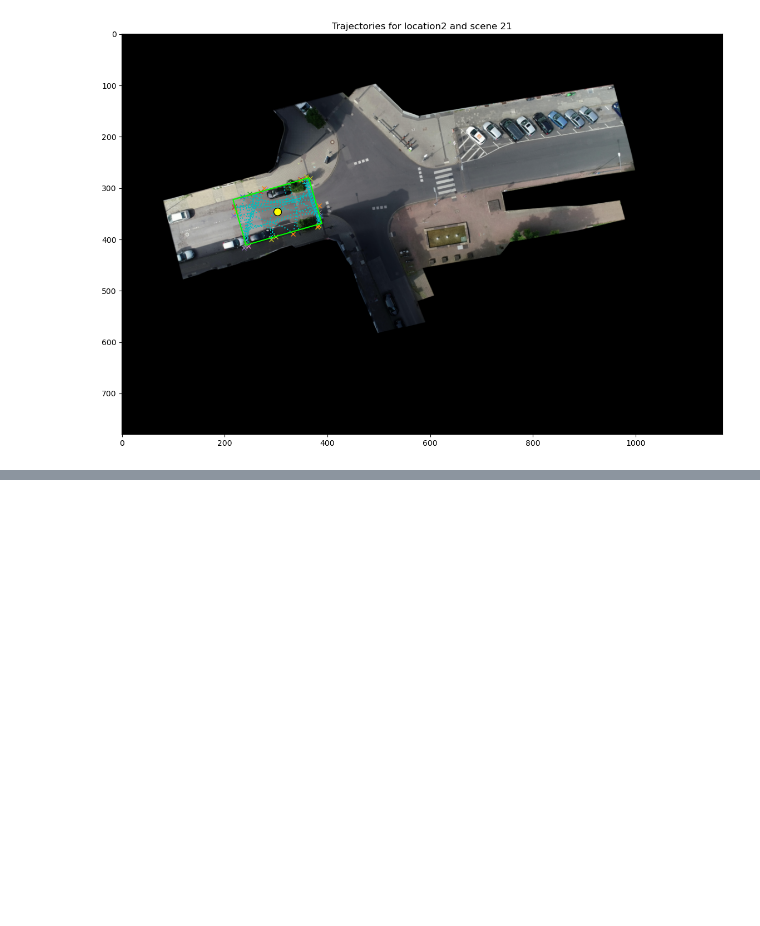
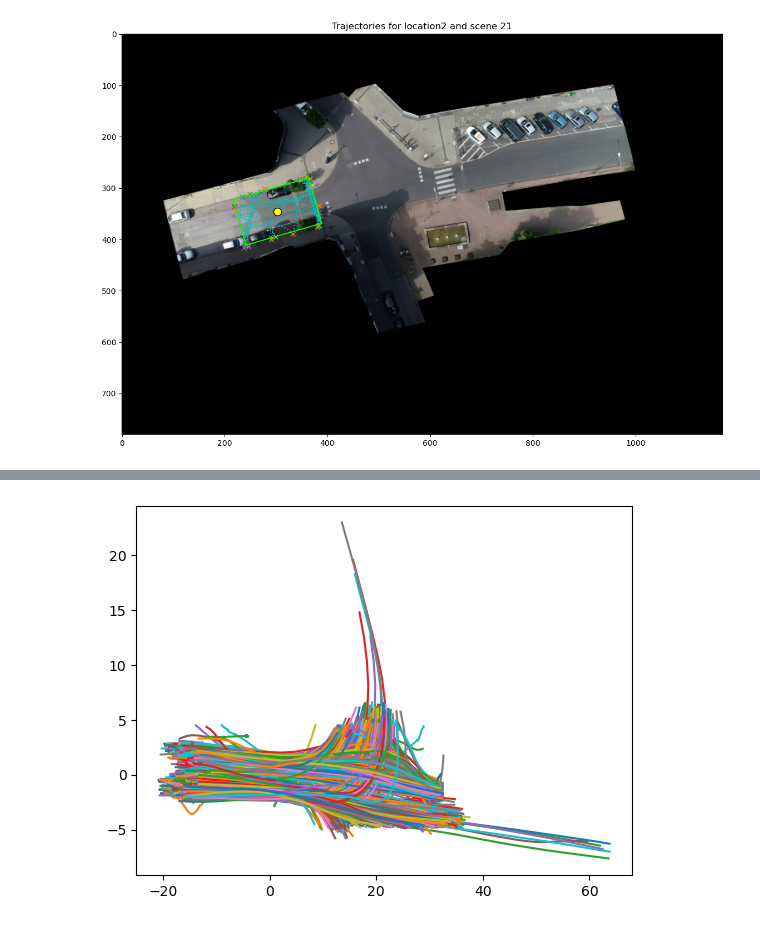
Before and after one commit to ika-rwth-aachen/drone-dataset-tools, a Jupyter notebook: src/notebooks/EDA-Scene.ipynb, the cells around one changed output, grey strips where cells are left out. Saved outputs shown, nothing was run; the diff lists cells and outputs as text; code cells hidden in the pictures; blank space fills up the shorter version.

```diff
--- a/src/notebooks/EDA-Scene.ipynb
+++ b/src/notebooks/EDA-Scene.ipynb
@@ -39,7 +37,8 @@ visualizer.showLocationSceneData(scene10, onlyClipped=True)
 [figure]
 # %%
 pedDf = scene10.getPedDataInSceneCorrdinates()
-pedMeta = scene10.getMeta()
+otherDf = scene10.getOtherDataInSceneCorrdinates()
+sceneMeta = scene10.getMeta()
 # %%
 pedDf.head()
 # %% [output]
@@ -144,0 +73,4 @@ for pedId in pedDf["uniqueTrackId"].unique():
+# %%
+visualizer.showLocalTrajectories(otherDf, "uniqueTrackId", "sceneX", "sceneY")
+# %% [output]
+[figure, added]
```
Also changed, not shown: parts of 11 cells of this notebook, 1 other file.
